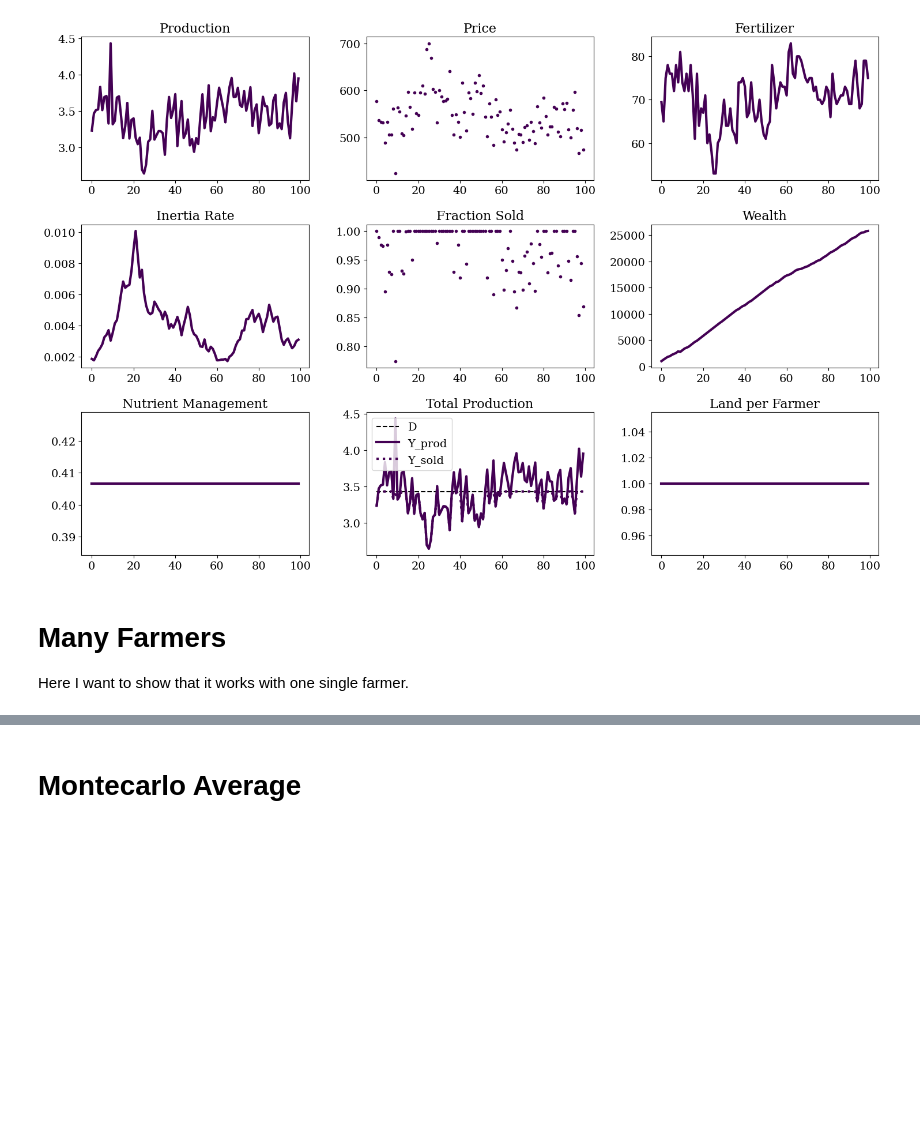
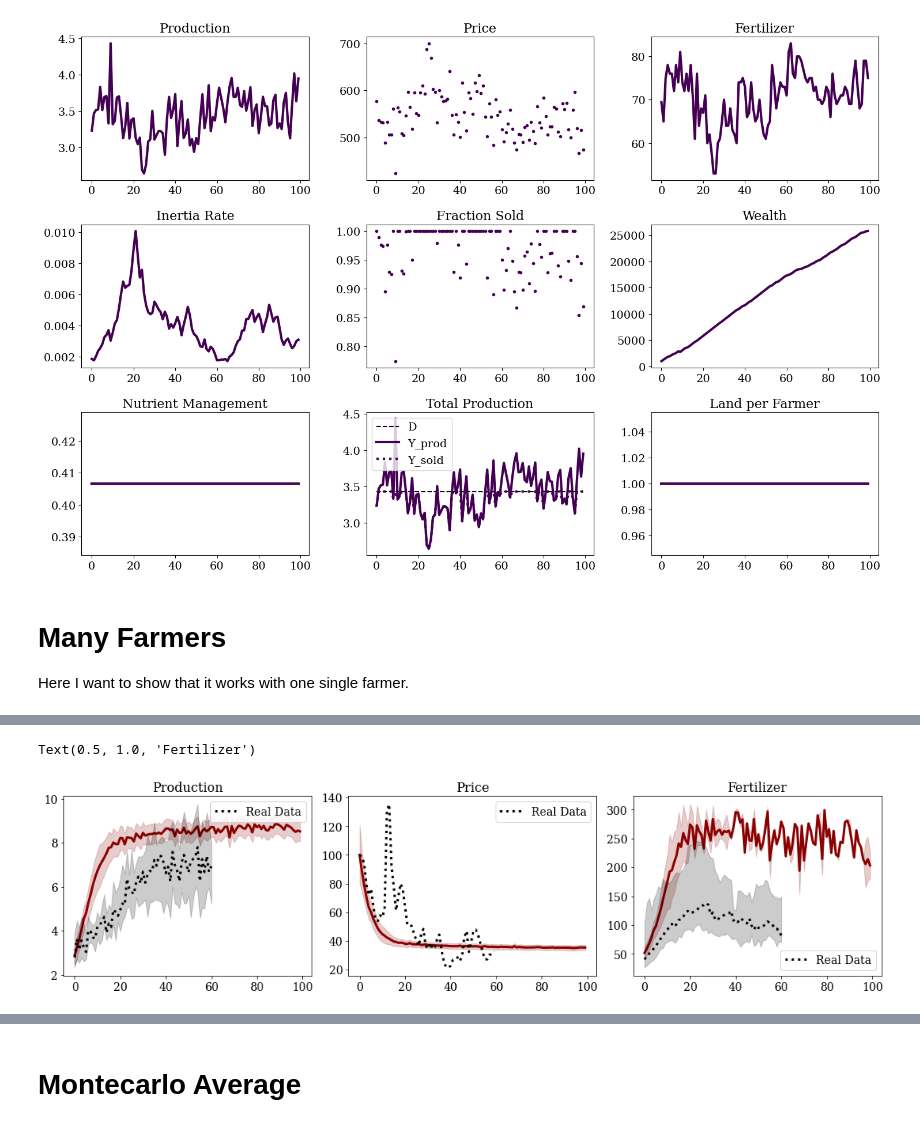
Before and after one commit to PhDEliaMoretti/Upload, a Jupyter notebook: optimization test for Big Model.ipynb, the cells around one changed output, grey strips where cells are left out. Saved outputs shown, nothing was run; the diff lists cells and outputs as text; code cells hidden in the pictures; blank space fills up the shorter version.

```diff
--- a/optimization test for Big Model.ipynb
+++ b/optimization test for Big Model.ipynb
@@ -577,0 +653,66 @@ Text(0.5, 1.0, 'Land per Farmer')
+# %%
+fig = plt.figure(figsize=(15,4))
+gs = GridSpec(nrows=1, ncols=3)
+
+c_matrix = generate_colormap_matrix('viridis', size)
+color = 'darkred'
+
+min_per = 5
+max_per = 95
+
+# Plotting demand and production
+ax = fig.add_subplot(gs[0, 0])
+# for i in range(size):
+#     ax.plot(range(np.sum(active_farmer[:,i])), prod[active_farmer[:,i], i]/land_per_farmer[active_farmer[:,i], i], linestyle='-', c=color, lw = 0.5)
+weighted_avg = np.average(np.where(active_farmer == True, prod/land_per_farmer, 0), weights=np.where(active_farmer == True, prod, 0), axis=1)
+weighted_std  = np.sqrt(np.average((np.where(active_farmer == True, prod/land_per_farmer, 0) - weighted_avg[:, np.newaxis])**2, weights=np.where(active_farmer == True, prod/np.sum(prod), 0), axis=1))
+ax.plot(range(weighted_avg.size), weighted_avg, c=color, ls='-', lw = 3, zorder = 0.5)
+ax.fill_between(range(weighted_avg.size), weighted_avg - weighted_std, weighted_avg + weighted_std, color=color, alpha=0.2, zorder = 0.5)
+df = df_list[1]
+df = df[['Year', 'Area', 'Value']]
+df_pivot = df.pivot('Year', 'Area', values='Value')
+per_50 = np.nanpercentile(df_pivot, 50, axis=1)/10000
+per_5 = np.nanpercentile(df_pivot, 5, axis=1)/10000
+per_95 = np.nanpercentile(df_pivot, 95, axis=1)/10000
+year = df_pivot.index.to_numpy()
+ax.plot(range(per_50.size), per_50, c='k', ls=':', label='Real Data', lw = 3)
+ax.fill_between(range(per_50.size), per_5, per_95, color='k', alpha=0.2)
+ax.legend()
+ax.set_title('Production')
+
+# Plotting price and market price
+ax = fig.add_subplot(gs[0, 1])
+# for i in range(size):
+#     ax.plot(range(np.sum(active_farmer[:,i])), price[active_farmer[:,i], i], linestyle='', marker = '.', c=c_matrix[i], lw = 3)
+weighted_avg = np.average(np.where(active_farmer == True, price, 0), weights=np.where(active_farmer == True, prod, 0), axis=1)
+weighted_std  = np.sqrt(np.average((np.where(active_farmer == True, price, 0) - weighted_avg[:, np.newaxis])**2, weights=np.where(active_farmer == True, prod/np.sum(prod), 0), axis=1))
+ax.plot(range(weighted_avg.size), weighted_avg/weighted_avg[0]*100, c=color, ls='-', lw = 3, zorder = 0.5)
+ax.fill_between(range(weighted_avg.size), (weighted_avg - weighted_std)/weighted_avg[0]*100, (weighted_avg + weighted_std)/weighted_avg[0]*100, color=color, alpha=0.2, zorder = 0.5)
+# ax.plot(range(num_steps), market_price, linestyle='--', color='k', lw = 3, zorder = 2)
+df = df_list[-1]
+ax.plot(range(df['Year'].size), df['Value']/df['Value'].iloc[0]*100, c = 'k', ls = ':', lw = 3, label='Real Data')
+ax.legend()
+ax.set_title('Price')
+
+# Plotting fertilizer
+ax = fig.add_subplot(gs[0, 2])
+# for i in range(size):
+#     ax.plot(range(np.sum(active_farmer[:,i])), F[active_farmer[:,i], i], label='F', linestyle='-', c=color, lw = 0.5,zorder = 0)
+weighted_avg = np.average(np.where(active_farmer == True, F, 0), weights=np.where(active_farmer == True, prod, 0), axis=1)
+weighted_std  = np.sqrt(np.average((np.where(active_farmer == True, F, 0) - weighted_avg[:, np.newaxis])**2, weights=np.where(active_farmer == True, prod/np.sum(prod), 0), axis=1))
+ax.plot(range(weighted_avg.size), weighted_avg, c=color, ls='-', lw = 3, zorder = 0.5)
+ax.fill_between(range(weighted_avg.size), weighted_avg - weighted_std, weighted_avg + weighted_std, color=color, alpha=0.2, zorder = 0.5)
+df = df_list[2]
+df = df[['Year', 'Area', 'Value']]
+df_pivot = df.pivot('Year', 'Area', values='Value')
+per_50 = np.nanpercentile(df_pivot, 50, axis=1)
+per_5 = np.nanpercentile(df_pivot, 5, axis=1)
+per_95 = np.nanpercentile(df_pivot, 95, axis=1)
+year = df_pivot.index.to_numpy()
+ax.plot(range(per_50.size), per_50, c='k', ls=':', label='Real Data', lw = 3, zorder = 2)
+ax.fill_between(range(per_50.size), per_5, per_95, color='k', alpha=0.2, zorder = 2)
+ax.legend()
+ax.set_title('Fertilizer')
+# %% [output]
+Text(0.5, 1.0, 'Fertilizer')
+[figure, added]
```
Also changed, not shown: parts of 13 cells of this notebook, 1 other file.
